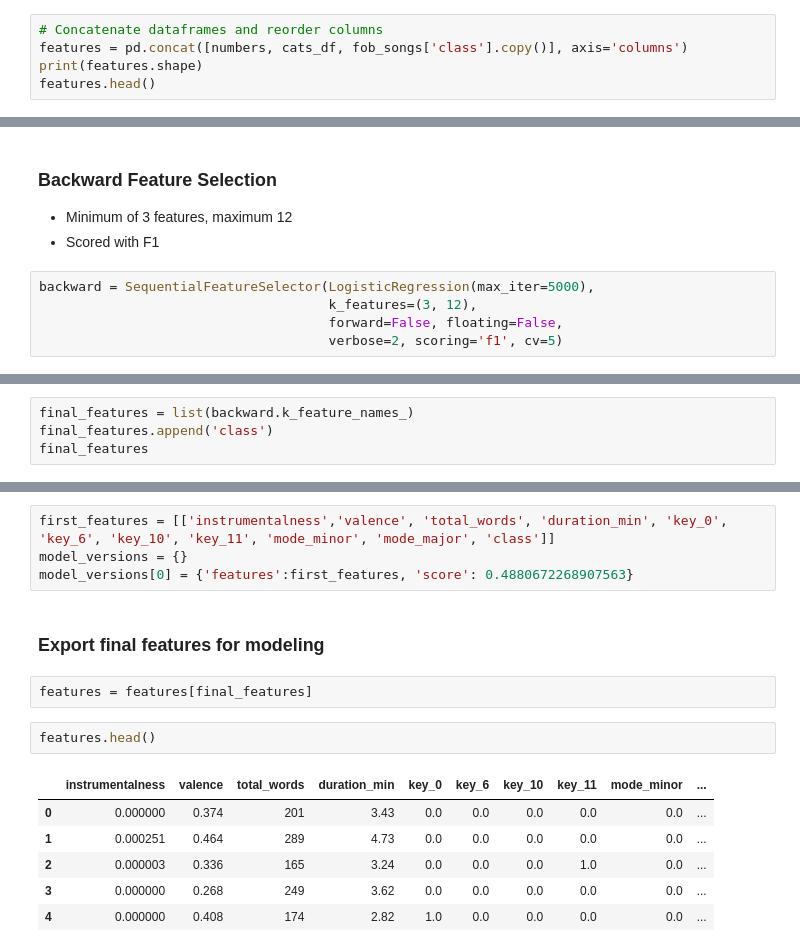
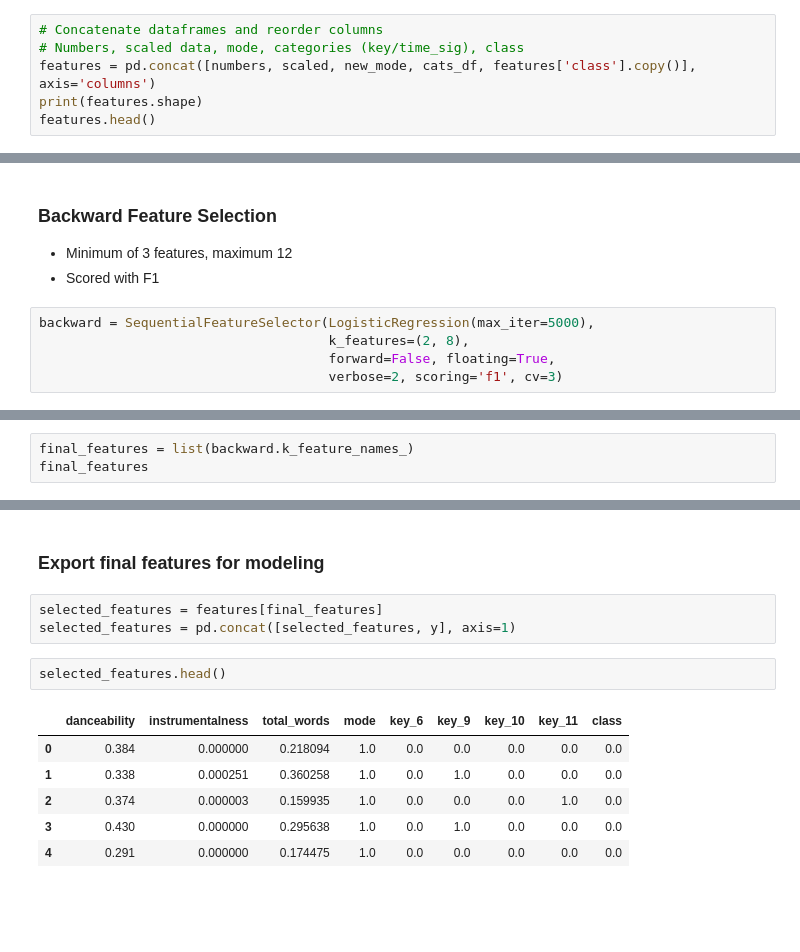
Before and after one commit to Ho1yShif/FOB_LR_Public, a Jupyter notebook: notebooks/Feature_Engineering.ipynb, the cells around one changed output, grey strips where cells are left out. Saved outputs shown, nothing was run; the diff lists cells and outputs as text; blank space fills up the shorter version.

```diff
--- a/notebooks/Feature_Engineering.ipynb
+++ b/notebooks/Feature_Engineering.ipynb
@@ -185,6 +174,7 @@ cats_df.head()
 # %%
 # Concatenate dataframes and reorder columns
-features = pd.concat([numbers, cats_df, fob_songs['class'].copy()], axis='columns')
+# Numbers, scaled data, mode, categories (key/time_sig), class
+features = pd.concat([numbers, scaled, new_mode, cats_df, features['class'].copy()], axis='columns')
 print(features.shape)
 features.head()
 # %% [output]
@@ -209,9 +199,9 @@ y = features.pop('class')
 - Scored with F1
 # %%
 backward = SequentialFeatureSelector(LogisticRegression(max_iter=5000),
-                                     k_features=(3, 12),
-                                     forward=False, floating=False,
-                                     verbose=2, scoring='f1', cv=5)
+                                     k_features=(2, 8),
+                                     forward=False, floating=True,
+                                     verbose=2, scoring='f1', cv=3)
 # %%
 backward.fit(features, y)
 # %% [output]
@@ -238,5 +228,4 @@ SequentialFeatureSelector(estimator=LogisticRegression(max_iter=5000),
 # %%
 final_features = list(backward.k_feature_names_)
-final_features.append('class')
 final_features
 # %% [output]
@@ -259,17 +245,14 @@ backward.k_score_
-# %%
-first_features = [['instrumentalness','valence', 'total_words', 'duration_min', 'key_0', 'key_6', 'key_10', 'key_11', 'mode_minor', 'mode_major', 'class']]
-model_versions = {}
-model_versions[0] = {'features':first_features, 'score': 0.4880672268907563}
 # %% [markdown]
 ### Export final features for modeling
 # %%
-features = features[final_features]
+selected_features = features[final_features]
+selected_features = pd.concat([selected_features, y], axis=1)
 # %%
-features.head()
+selected_features.head()
 # %% [output]
-|  | instrumentalness | valence | total_words | duration_min | key_0 | key_6 | key_10 | key_11 | mode_minor | ... |
-| 0 | 0.000000 | 0.374 | 201 | 3.43 | 0.0 | 0.0 | 0.0 | 0.0 | 0.0 | ... |
-| 1 | 0.000251 | 0.464 | 289 | 4.73 | 0.0 | 0.0 | 0.0 | 0.0 | 0.0 | ... |
-| 2 | 0.000003 | 0.336 | 165 | 3.24 | 0.0 | 0.0 | 0.0 | 1.0 | 0.0 | ... |
-| 3 | 0.000000 | 0.268 | 249 | 3.62 | 0.0 | 0.0 | 0.0 | 0.0 | 0.0 | ... |
-| 4 | 0.000000 | 0.408 | 174 | 2.82 | 1.0 | 0.0 | 0.0 | 0.0 | 0.0 | ... |
+|  | danceability | instrumentalness | total_words | mode | key_6 | key_9 | key_10 | key_11 | class |
+| 0 | 0.384 | 0.000000 | 0.218094 | 1.0 | 0.0 | 0.0 | 0.0 | 0.0 | 0.0 |
+| 1 | 0.338 | 0.000251 | 0.360258 | 1.0 | 0.0 | 1.0 | 0.0 | 0.0 | 0.0 |
+| 2 | 0.374 | 0.000003 | 0.159935 | 1.0 | 0.0 | 0.0 | 0.0 | 1.0 | 0.0 |
+| 3 | 0.430 | 0.000000 | 0.295638 | 1.0 | 0.0 | 1.0 | 0.0 | 0.0 | 0.0 |
+| 4 | 0.291 | 0.000000 | 0.174475 | 1.0 | 0.0 | 0.0 | 0.0 | 0.0 | 0.0 |
```
Also changed, not shown: parts of 30 cells of this notebook, 33 other files.
